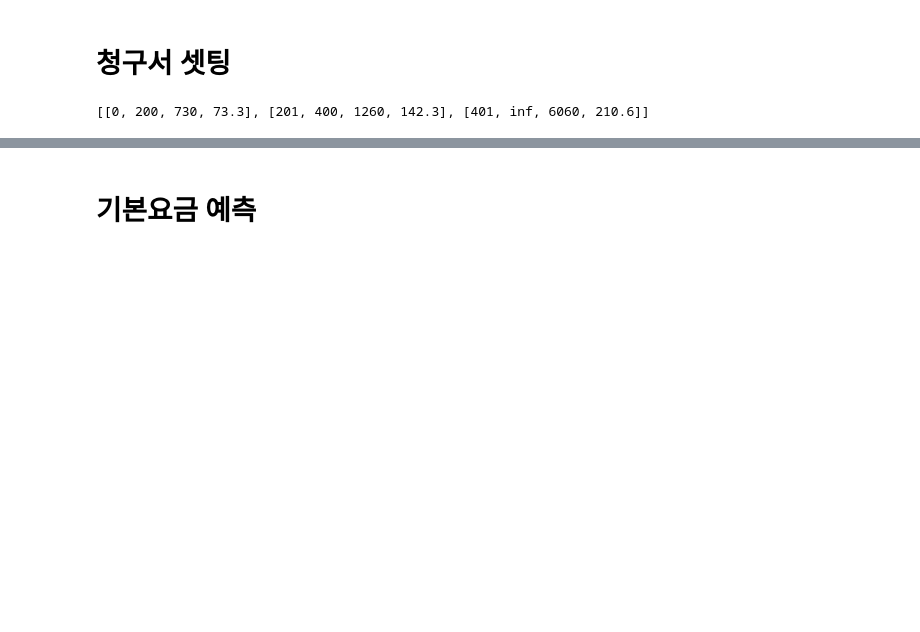
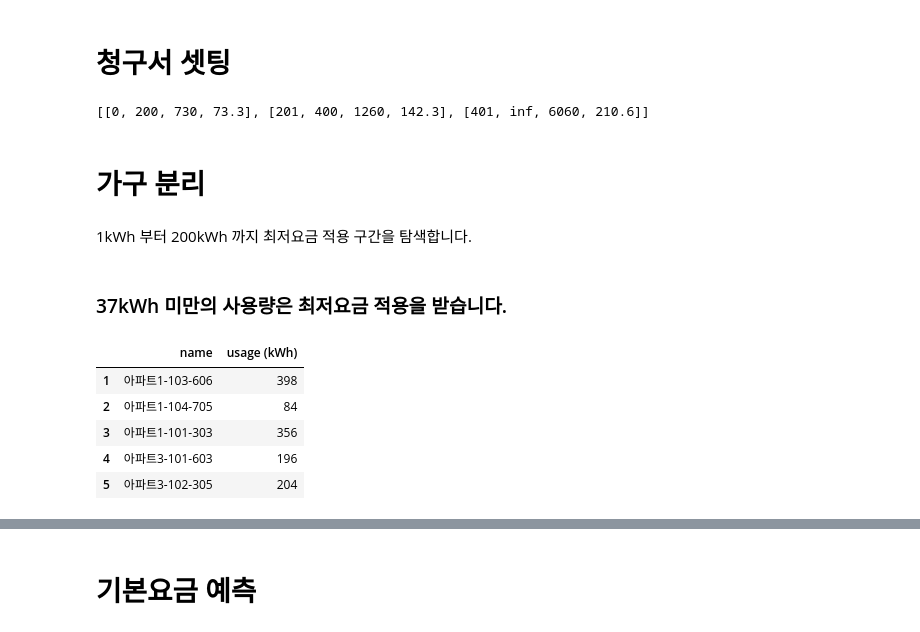
Before and after one commit to formegusto/what-is-public-fee, a Jupyter notebook: 공용부 예측 시뮬레이션 (보고서 쓸 때, 사용할 거).ipynb, the cells around one changed output, grey strips where cells are left out. Drawn from its saved outputs; the diff is of its cells as text; code cells hidden in the pictures; blank space fills up the shorter version.

```diff
--- a/공용부 예측 시뮬레이션 (보고서 쓸 때, 사용할 거).ipynb
+++ b/공용부 예측 시뮬레이션 (보고서 쓸 때, 사용할 거).ipynb
@@ -115,3 +115,26 @@ fee = calc.fee
 fee
 # %% [output]
 [[0, 200, 730, 73.3], [201, 400, 1260, 142.3], [401, inf, 6060, 210.6]]
+# %% [markdown]
+# 가구 분리
+# %%
+print()
+display(Markdown("{}kWh 부터 {}kWh 까지 최저요금 적용 구간을 탐색합니다.".format(1, 200)))
+
+for min_kwh in range(1, 200):
+    hh = crs.models.Household(
+        name="min test",
+        kwh=min_kwh,
+        contract=fee,
+        contract_name="단일계약"
+    )
+
+    if hh.elec_bill > 1000:
+        break
+
+display(Markdown("### {}kWh 미만의 사용량은 최저요금 적용을 받습니다.".format(min_kwh)))
+
+print()
+# %% [output]
+1kWh 부터 200kWh 까지 최저요금 적용 구간을 탐색합니다.
+### 37kWh 미만의 사용량은 최저요금 적용을 받습니다.
@@ -117,0 +143,15 @@ fee
+# %%
+min_month_df = _month_df[_month_df['usage (kWh)'] < min_kwh]
+month_df = _month_df[_month_df['usage (kWh)'] >= min_kwh]
+
+households_kWh = month_df['usage (kWh)'].sum()
+# households_mean = round(month_df['usage (kWh)'].mean())
+
+month_df.head()
+# %% [output]
+|  | name | usage (kWh) |
+| 1 | 아파트1-103-606 | 398 |
+| 2 | 아파트1-104-705 | 84 |
+| 3 | 아파트1-101-303 | 356 |
+| 4 | 아파트3-101-603 | 196 |
+| 5 | 아파트3-102-305 | 204 |
```
Also changed, not shown: parts of 32 cells of this notebook, 2 other files.
